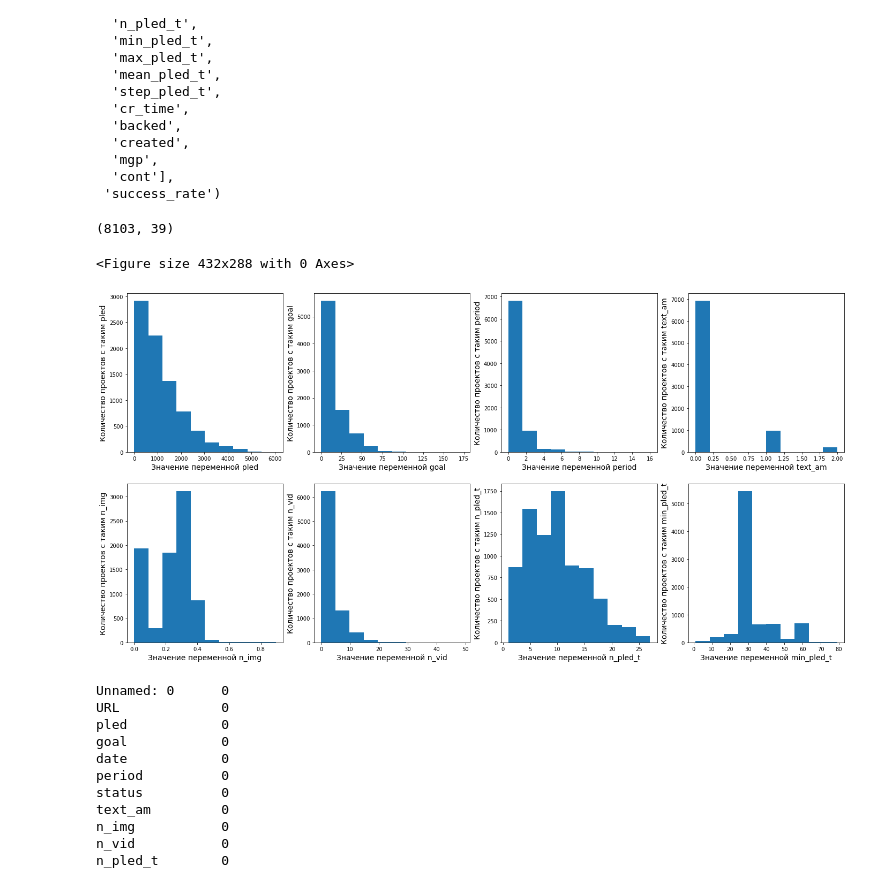
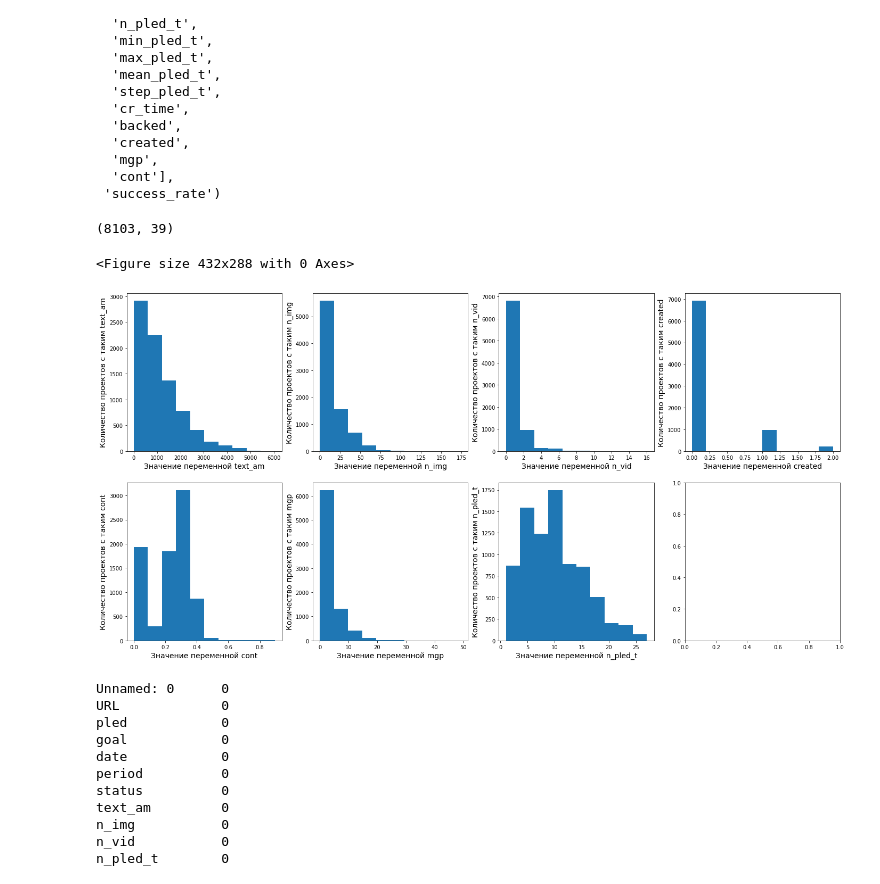
Before and after one commit to Yue2u/DANO-olympiade, a Jupyter notebook: Result.ipynb, the cells around one changed output. Cells and saved outputs as stored; diff of their text form; code cells hidden in the pictures.

Commit message:
Changed view of histograms

```diff
--- a/Result.ipynb
+++ b/Result.ipynb
@@ -85,11 +85,7 @@ binary_columns = ['rpg',
   'quest',
   'adventure',
   'is_site']
-futures = ['text_am', 'n_img', 'n_vid', 'created', 'cont', 'mgp', 'n_pled_t', 'period']
-futures_names = ['Количество слов в описании', 'Количество картинок в описании', 'Количество видео в описании',
-                'Количество проектов созданных автором ранее', 'Средняя контрастность изображений',
-                'Суммарное количество мегапикселей на всех изображениях', 'Количество награждаемых вариантов пожертвований',
-                'Количество дней, котрые проект собирал средства']
+futures = ['text_am', 'n_img', 'n_vid', 'created', 'cont', 'mgp', 'n_pled_t']
 target_column = 'success_rate'
 numeric_columns, target_column
 # %% [output]
@@ -123,13 +119,13 @@ def draw_hist(df, features, bar_type=None,names_dict=None):
     bar_type = 'bar' if bar_type == None else bar_type
     rows = 2
     cols = 4
-    plt.subplots_adjust(wspace=1, hspace=0.3)
+    plt.subplots_adjust(wspace=0.6, hspace=0.3)
     fig, axes = plt.subplots(rows, cols, figsize=(24, 12))
     for i in range(rows):
         for j in range(cols):
-            if cols * i + j == len(numeric_columns):
+            if cols * i + j == len(features):
                 return
 
             axes[i, j].hist(df[features[4 * i + j]], histtype=bar_type, bins=10)
-            axes[i, j].set_xlabel(f'Значение переменной {numeric_columns[4 * i + j]}', size=14)
-            axes[i, j].set_ylabel(f'Количество проектов с таким {numeric_columns[4 * i + j]}', size=14)
+            axes[i, j].set_xlabel(f'Значение переменной {features[4 * i + j]}', size=14)
+            axes[i, j].set_ylabel(f'Количество проектов с таким {features[4 * i + j]}', size=14)
@@ -136,29 +145,29 @@ def draw_hist(df, features, bar_type=None,names_dict=None):
 # %%
 # Remove emissions
 df = data
 df = df[df['goal'] > 5]
 df = df[df['period'] < 80]
 
 df['site'].fillna('', inplace=True)
 
 # Using 3 sigmas rule
 n_sigmas = 3
 
 std = df['created'].std() # Taken from description
 mean = df['created'].mean()
 df = df[(df['created'] >= mean - std * n_sigmas) & (df['created'] <= mean + std * n_sigmas)]
 
-created_std = df['n_pled_t'].std() # Taken from description
-created_mean = df['n_pled_t'].mean()
-df = df[(df['n_pled_t'] >= created_mean - created_std * n_sigmas) & (df['n_pled_t'] <= created_mean + created_std * n_sigmas)]
+std = df['n_pled_t'].std() # Taken from description
+mean = df['n_pled_t'].mean()
+df = df[(df['n_pled_t'] >= mean - std * n_sigmas) & (df['n_pled_t'] <= mean + std * n_sigmas)]
 
 
 draw_hist(df, futures, 'bar')
 df.shape
 # %% [output]
 (8103, 39)
 <Figure size 432x288 with 0 Axes>
-[figure, old version]
+[figure, new version]
 # %%
 df.isna().sum()
 # %% [output]
```
Also changed, not shown: parts of 11 cells of this notebook.
